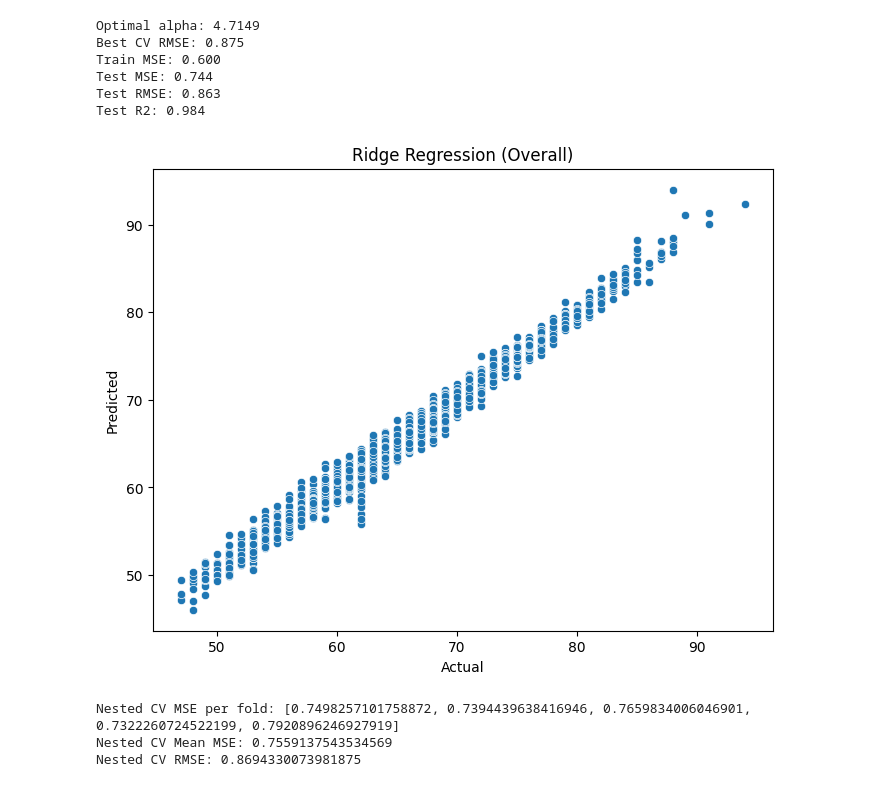
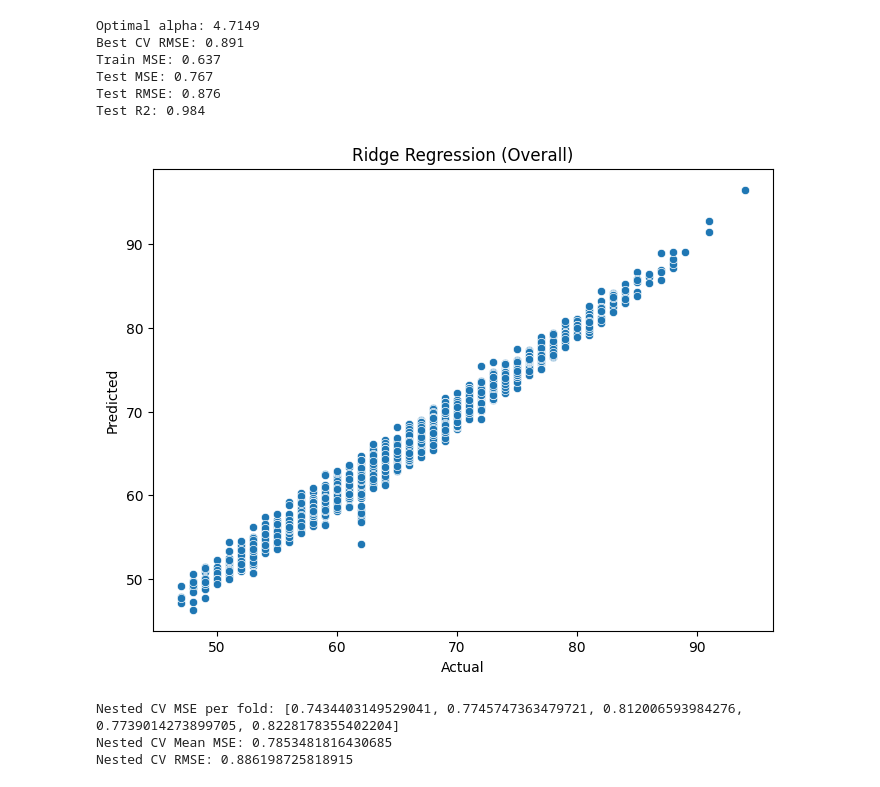
Before and after one commit to bunjiro1213/fifa-rating-analysis, a Jupyter notebook: models/ridge.ipynb, the cells around one changed output. Drawn from its saved outputs; the diff is of its cells as text; code cells hidden in the pictures.

Commit message:
fixed data prep for ridge

```diff
--- a/models/ridge.ipynb
+++ b/models/ridge.ipynb
@@ -15,27 +15,25 @@ from sklearn.model_selection import train_test_split
 from sklearn.linear_model import RidgeCV
 from sklearn.impute import KNNImputer
 # %%
-# Load the dataset
 data = pd.read_csv('../datasets/cleaned.csv')
 
-# Choose target
-target_col = 'Overall'  # or 'Value' or 'Wage'
+target_col = 'Overall'
 y = data[target_col]
 
-# Drop rows with missing target to avoid leakage or invalid labels
 mask = y.notna()
 data = data[mask].copy()
 y = y[mask]
 
-# Drop ID/name/date-like fields and the target from features
-drop_cols = ['ID', 'Name', 'Joined', 'Contract Valid Until', target_col]
+drop_cols = [
+    'ID', 'Name', 'Joined', 'Contract Valid Until',
+    'Wage', 'Value', 'Release Clause',
+    target_col
+]
 X = data.drop(columns=[c for c in drop_cols if c in data.columns])
 
-# Identify columns by type
 categorical_cols = X.select_dtypes(include=['object']).columns
 numeric_cols = X.columns.difference(categorical_cols)
 
-# Transformers with imputation
 numeric_transformer = Pipeline(steps=[
     ('imputer', KNNImputer(n_neighbors=5)),
     ('poly', PolynomialFeatures(degree=2, include_bias=False, interaction_only=True)),
@@ -44,7 +42,7 @@ numeric_transformer = Pipeline(steps=[
 
 categorical_transformer = Pipeline(steps=[
     ('imputer', SimpleImputer(strategy='most_frequent')),
-    ('onehot', OneHotEncoder(handle_unknown='ignore', sparse_output=False))  # use sparse_output=False if on newer sklearn
+    ('onehot', OneHotEncoder(handle_unknown='ignore', sparse_output=False))
 ])
 
 preprocess = ColumnTransformer(
@@ -55,7 +53,6 @@ preprocess = ColumnTransformer(
     remainder='drop'
 )
 
-# Ridge + hyperparameter tuning
 alphas = np.logspace(-3, 3, 50)
 model = Pipeline(steps=[
     ('preprocess', preprocess),
@@ -63,52 +60,48 @@ model = Pipeline(steps=[
 ])
 param_grid = {'ridge__alpha': alphas}
 
-# Train/test split
 X_train, X_test, y_train, y_test = train_test_split(
     X, y, test_size=0.2, random_state=42
 )
 
-# Cross-validated search
 grid = GridSearchCV(
     model, param_grid,
     scoring='neg_mean_squared_error',
     cv=5,
     n_jobs=-1,
     refit=True
 )
 grid.fit(X_train, y_train)
 
 best_model = grid.best_estimator_
 best_alpha = grid.best_params_['ridge__alpha']
 best_cv_rmse = (-grid.best_score_) ** 0.5
 print(f"Optimal alpha: {best_alpha:.4f}")
 print(f"Best CV RMSE: {best_cv_rmse:.3f}")
 
-# Evaluate
 y_pred_train = best_model.predict(X_train)
 y_pred_test = best_model.predict(X_test)
 train_mse = mean_squared_error(y_train, y_pred_train)
 test_mse = mean_squared_error(y_test, y_pred_test)
 print(f"Train MSE: {train_mse:.3f}")
 print(f"Test MSE: {test_mse:.3f}")
 print(f"Test RMSE: {np.sqrt(test_mse):.3f}")
 print(f"Test R2: {r2_score(y_test, y_pred_test):.3f}")
 
-# Plot predictions vs actual
 plt.figure(figsize=(8, 6))
 sns.scatterplot(x=y_test, y=y_pred_test)
 plt.xlabel("Actual")
 plt.ylabel("Predicted")
 plt.title(f"Ridge Regression ({target_col})")
 plt.show()
 # %% [output]
 Optimal alpha: 4.7149
-Best CV RMSE: 0.875
-Train MSE: 0.600
-Test MSE: 0.744
-Test RMSE: 0.863
+Best CV RMSE: 0.891
+Train MSE: 0.637
+Test MSE: 0.767
+Test RMSE: 0.876
 Test R2: 0.984
-[figure, old version]
+[figure, new version]
 # %%
 outer_cv = KFold(n_splits=5, shuffle=True, random_state=42)
 
@@ -133,6 +126,6 @@ print(f"Nested CV MSE per fold: {nested_mse_scores}")
 print(f"Nested CV Mean MSE: {np.mean(nested_mse_scores)}")
 print(f"Nested CV RMSE: {np.sqrt(np.mean(nested_mse_scores))}")
 # %% [output]
-Nested CV MSE per fold: [0.7498257101758872, 0.7394439638416946, 0.7659834006046901, 0.7322260724522199, 0.7920896246927919]
-Nested CV Mean MSE: 0.7559137543534569
-Nested CV RMSE: 0.8694330073981875
+Nested CV MSE per fold: [0.7434403149529041, 0.7745747363479721, 0.812006593984276, 0.7739014273899705, 0.8228178355402204]
+Nested CV Mean MSE: 0.7853481816430685
+Nested CV RMSE: 0.886198725818915
```
Also changed, not shown: 2 other files.
